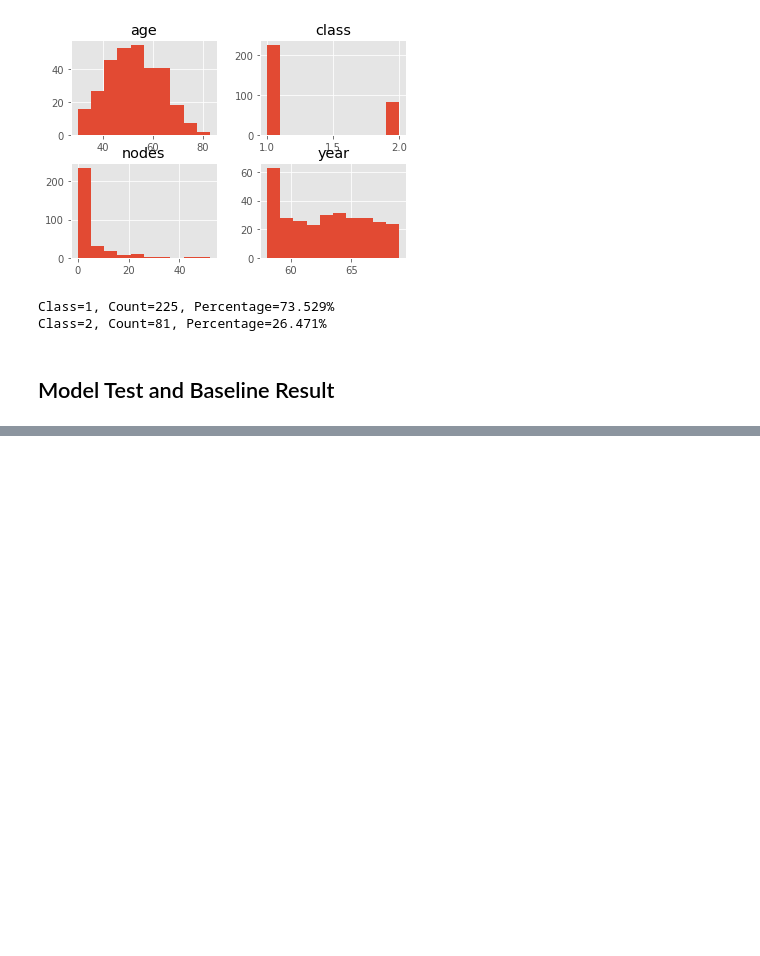
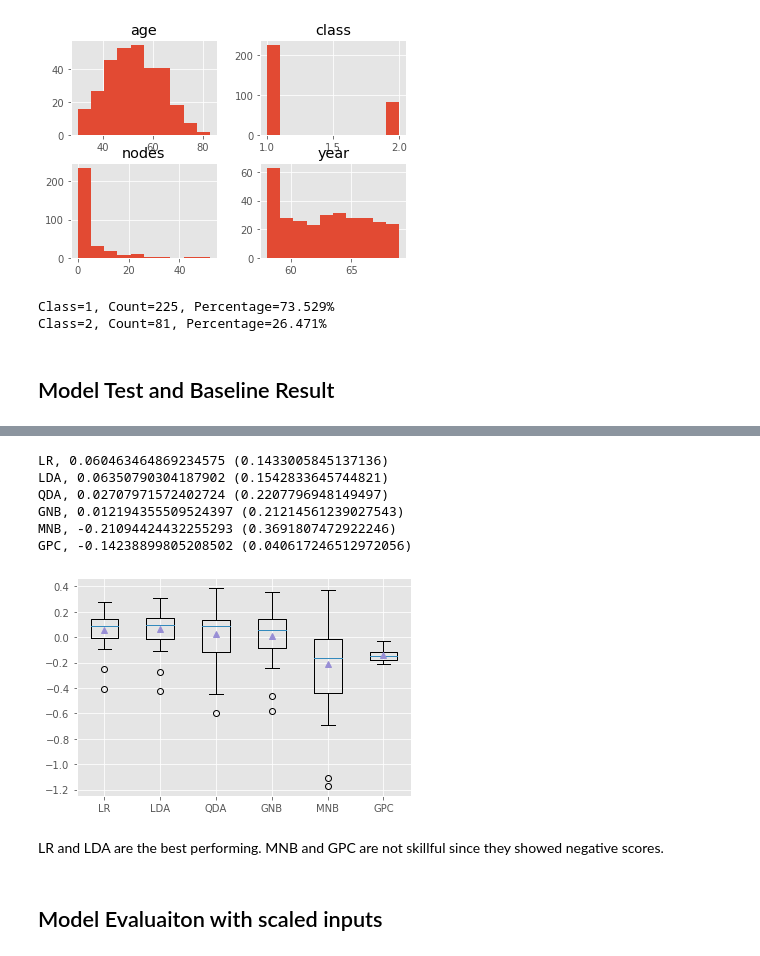
Before and after one commit to Daihongchen/imbalanced_classification, a Jupyter notebook: haberman_breast_cancer.ipynb, the cells around one changed output, grey strips where cells are left out. Drawn from its saved outputs; the diff is of its cells as text; code cells hidden in the pictures; blank space fills up the shorter version.

Commit message:
tested models

```diff
--- a/haberman_breast_cancer.ipynb
+++ b/haberman_breast_cancer.ipynb
@@ -92,0 +117,10 @@ NameError: name 'LabelEncoder' is not defined
+# %%
+full_path = 'haberman.csv'
+X, y = load_dataset(full_path)
+print(X.shape, y.shape, Counter(y))
+
+model = DummyClassifier(strategy='prior')
+
+scores = evaluate_model(X, y, model)
+
+print(f'Mean BSS: {mean(scores)}, {std(scores)}')
@@ -92,0 +151,44 @@ NameError: name 'LabelEncoder' is not defined
+# %%
+def get_models():
+    models, names = list(), list()
+    models.append(LogisticRegression(solver='lbfgs'))
+    names.append('LR')
+
+    models.append(LinearDiscriminantAnalysis())
+    names.append('LDA')
+
+    models.append(QuadraticDiscriminantAnalysis())
+    names.append('QDA')
+
+    models.append(GaussianNB())
+    names.append('GNB')
+
+    models.append(MultinomialNB())
+    names.append('MNB')
+
+    models.append(GaussianProcessClassifier())
+    names.append('GPC')
+
+    return models, names
+# %%
+models, names = get_models()
+results = list()
+
+for i in range(len(models)):
+    scores = evaluate_model(X, y, models[i])
+    results.append(scores)
+    print(f'{names[i]}, {mean(scores)} ({std(scores)})')
+plt.boxplot(results, labels=names, showmeans=True)
+plt.show()
+# %% [output]
+LR, 0.060463464869234575 (0.1433005845137136)
+LDA, 0.06350790304187902 (0.1542833645744821)
+QDA, 0.02707971572402724 (0.2207796948149497)
+GNB, 0.012194355509524397 (0.21214561239027543)
+MNB, -0.21094424432255293 (0.3691807472922246)
+GPC, -0.14238899805208502 (0.040617246512972056)
+[figure, added]
+# %% [markdown]
+LR and LDA are the best performing. MNB and GPC are not skillful since they showed negative scores.
+# %% [markdown]
+## Model Evaluaiton with scaled inputs
```
Also changed, not shown: parts of 10 cells of this notebook.
